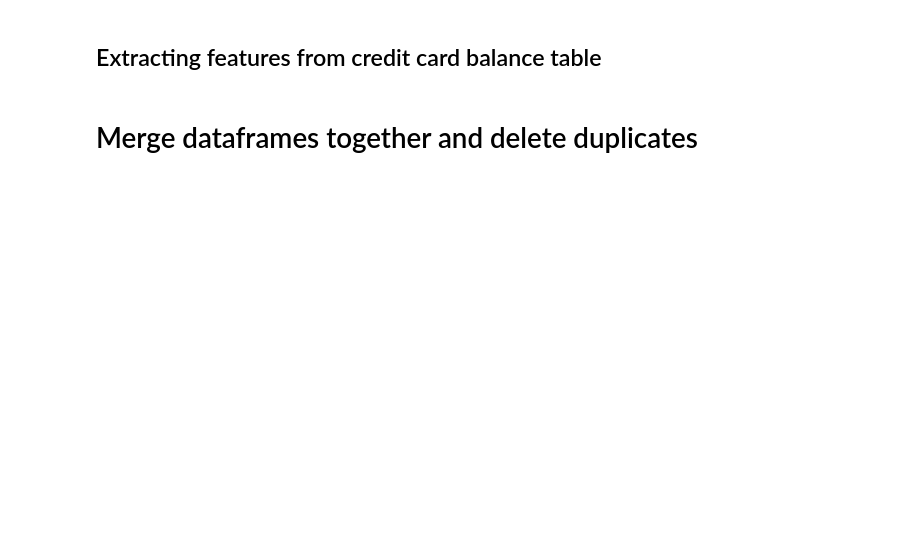
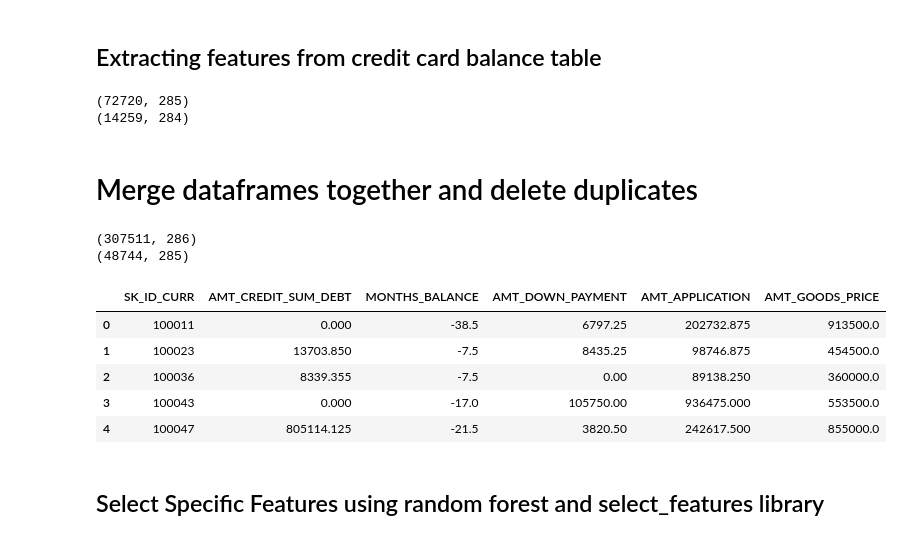
Before and after one commit to RitterGustave-TR/Bank-Risk-Analysis, a Jupyter notebook: training/Feature Engineering.ipynb, the cells around one changed output. Cells and saved outputs as stored; diff of their text form; code cells hidden in the pictures; blank space fills up the shorter version.

```diff
--- a/training/Feature Engineering.ipynb
+++ b/training/Feature Engineering.ipynb
@@ -29,8 +29,6 @@ previous_application = pd.read_csv('./Dataset/previous_application.csv').sort_va
 # Automated Feature Engineering
 
 Since apptrain is our highest feature table, and also considering our hardware limitations, let's reduce the number of features the table has. We can do this since not all of the features given will be useful for our machine learning model
-# %%
-bureau = pd.read_csv('./Dataset/bureau.csv').sort_values(['SK_ID_CURR', 'SK_ID_BUREAU'])#.reset_index(drop = True).loc[:1000, :]
 # %% [markdown]
 # Manual Feature Engineering
 
@@ -245,6 +243,22 @@ print(new_feature_testing_frame.shape)
 (40598, 283)
 # %% [markdown]
 ## Extracting features from credit card balance table
+# %%
+ccbalance_copy = credit_card_balance.copy()
+ccbalance_copy = ccbalance_copy[['SK_ID_CURR','MONTHS_BALANCE']]
+
+ccbalance_copy = ccbalance_copy.groupby('SK_ID_CURR')
+ccbalance_copy = ccbalance_copy['MONTHS_BALANCE'].agg(np.mean)
+ccbalance_copy = ccbalance_copy.to_frame()
+
+new_feature_frame = new_feature_frame.merge(ccbalance_copy, right_index=True, left_on='SK_ID_CURR')
+new_feature_testing_frame = new_feature_testing_frame.merge(ccbalance_copy, right_index=True, left_on='SK_ID_CURR')
+
+print(new_feature_frame.shape)
+print(new_feature_testing_frame.shape)
+# %% [output]
+(72720, 285)
+(14259, 284)
 # %% [markdown]
 # Merge dataframes together and delete duplicates
 # %%
@@ -252,0 +270,16 @@ df = new_feature_frame_copy.merge(pdk_copy, how='outer')
+# %%
+print(df.shape)
+print(dftest.shape)
+# %% [output]
+(307511, 286)
+(48744, 285)
+# %%
+# Check for our new features
+df[['SK_ID_CURR', 'AMT_CREDIT_SUM_DEBT', 'MONTHS_BALANCE', 'AMT_DOWN_PAYMENT', 'AMT_APPLICATION', 'AMT_GOODS_PRICE']].head()
+# %% [output]
+|  | SK_ID_CURR | AMT_CREDIT_SUM_DEBT | MONTHS_BALANCE | AMT_DOWN_PAYMENT | AMT_APPLICATION | AMT_GOODS_PRICE |
+| 0 | 100011 | 0.000 | -38.5 | 6797.25 | 202732.875 | 913500.0 |
+| 1 | 100023 | 13703.850 | -7.5 | 8435.25 | 98746.875 | 454500.0 |
+| 2 | 100036 | 8339.355 | -7.5 | 0.00 | 89138.250 | 360000.0 |
+| 3 | 100043 | 0.000 | -17.0 | 105750.00 | 936475.000 | 553500.0 |
+| 4 | 100047 | 805114.125 | -21.5 | 3820.50 | 242617.500 | 855000.0 |
@@ -252,0 +290,2 @@ df = new_feature_frame_copy.merge(pdk_copy, how='outer')
+# %% [markdown]
+## Select Specific Features using random forest and select_features library
```
Also changed, not shown: parts of 6 cells of this notebook, 3 other files.
